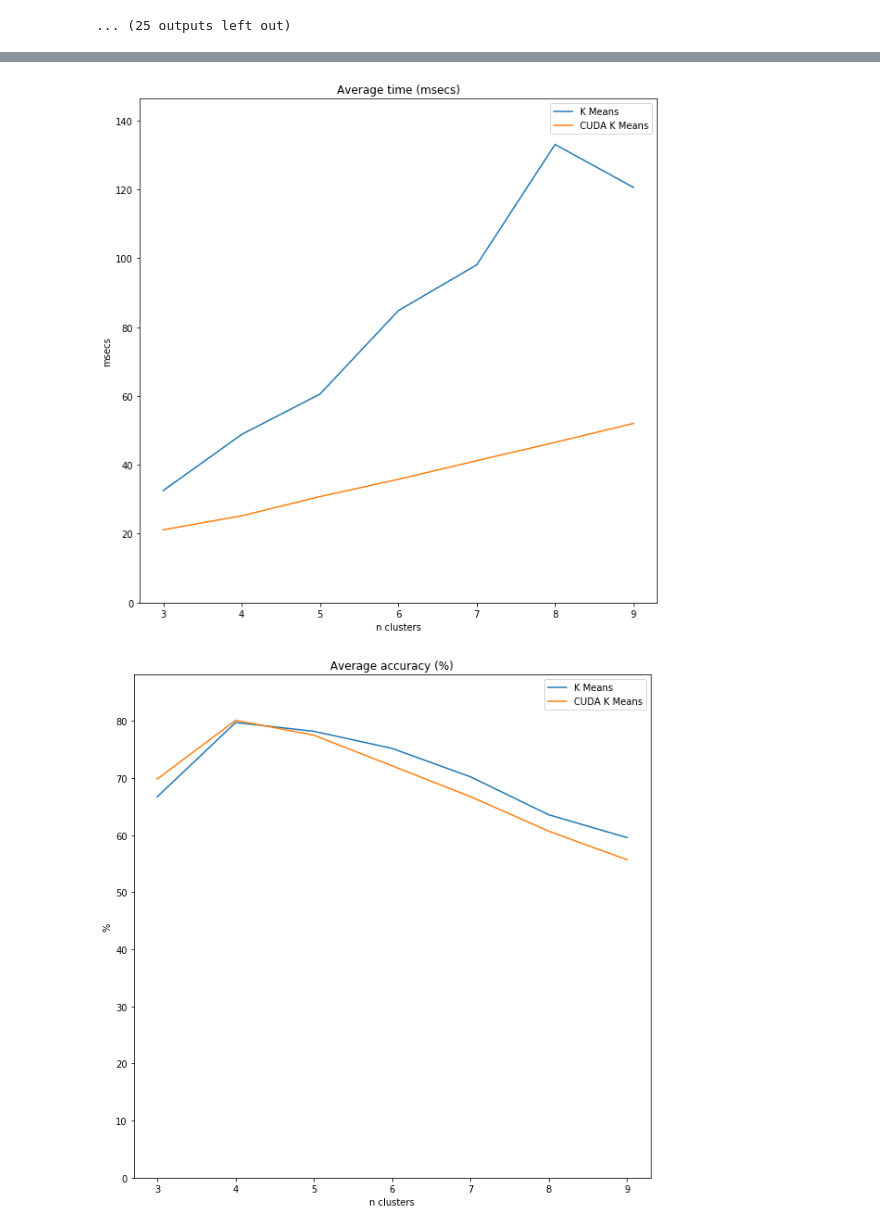
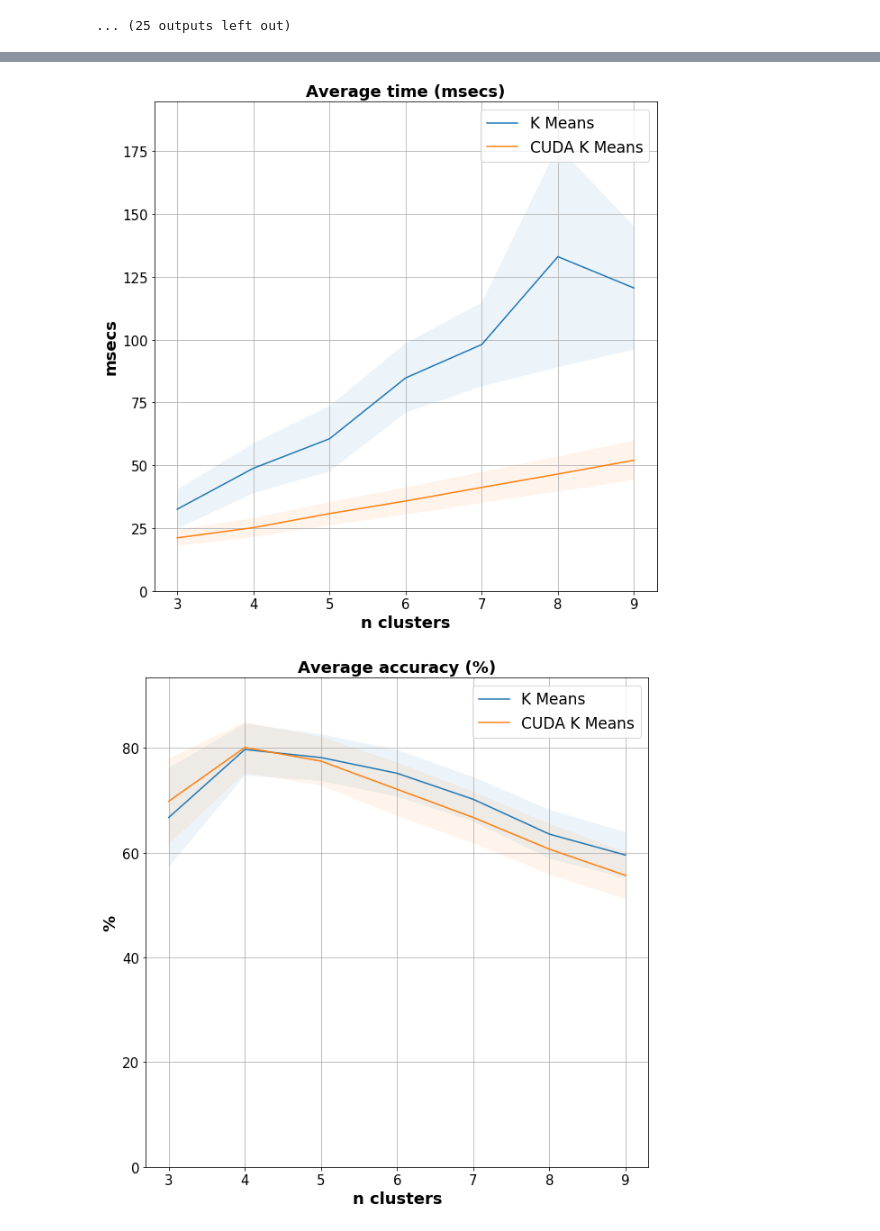
Before and after one commit to rbaygildin/brain-tumor-segmentation, a Jupyter notebook: Benchmark.ipynb, the cells around one changed output, grey strips where cells are left out. Cells and saved outputs as stored; diff of their text form; code cells hidden in the pictures.

```diff
--- a/Benchmark.ipynb
+++ b/Benchmark.ipynb
@@ -632,6 +632,9 @@ N CLUSTERS =  5
 # %%
 from pylab import rcParams
 rcParams['figure.figsize'] = 10, 10
+rcParams['legend.fontsize'] = 15
+rcParams['xtick.labelsize'] = 15
+rcParams['ytick.labelsize'] = 15
 
 res_time = np.asarray(t_avg_time)
 res_acc = np.asarray(t_avg_accuracy)
@@ -642,10 +645,10 @@ avg_time_per_n_clusters = np.asarray(avg_time_per_n_clusters)
 avg_acc_per_n_clusters = np.asarray(avg_acc_per_n_clusters)
 
 X = np.arange(N_CLUSTERS_RANGE[0], N_CLUSTERS_RANGE[1])
-plt.title('Average time (msecs)')
+plt.title('Average time (msecs)', fontsize=18, fontweight='bold')
 plt.xticks(X)
-plt.xlabel('n clusters')
-plt.ylabel('msecs')
+plt.xlabel('n clusters', fontweight="bold", fontsize=16)
+plt.ylabel('msecs', fontweight="bold", fontsize=16)
 plt.ylim(0, np.max(res_time) * 1.1)
 # plt.yscale('log', basey=10)
 for i, alg in zip(range(len(ALGS.keys())), ALGS.keys()):
@@ -654,13 +657,14 @@ for i, alg in zip(range(len(ALGS.keys())), ALGS.keys()):
 #     plt.fill_between(X, conf95_time_res[:,i,0], conf95_time_res[:,i,1], alpha=0.15)
     # plt.axis('equal')
 plt.legend()
+plt.grid()
 plt.show()
 
 
-plt.title('Average accuracy (%)')
+plt.title('Average accuracy (%)', fontsize=18, fontweight='bold')
 plt.xticks(X)
-plt.xlabel('n clusters')
-plt.ylabel('%')
+plt.xlabel('n clusters', fontweight="bold", fontsize=16)
+plt.ylabel('%', fontweight="bold", fontsize=16)
 plt.ylim(0, np.max(res_acc) * 1.1)
 # plt.yscale('log', basey=10)
 for i, alg in zip(range(len(ALGS.keys())), ALGS.keys()):
@@ -669,6 +673,7 @@ for i, alg in zip(range(len(ALGS.keys())), ALGS.keys()):
 #     plt.fill_between(X, conf95_acc_res[:,i,0], conf95_acc_res[:,i,1], alpha=0.15)
     # plt.axis('equal')
 plt.legend()
+plt.grid()
 plt.show()
 
 import matplotlib
@@ -740,7 +745,12 @@ for i, alg in zip(range(len(ALGS.keys())), ALGS.keys()):
  [51.16983928 60.1709958 ]]
 # %%
 from pylab import rcParams
+# rcParams['title.fontsize'] = 18
+# rcParams['title.fontname'] = "Times New Roman Bold"
 rcParams['figure.figsize'] = 10, 10
+rcParams['legend.fontsize'] = 17
+rcParams['xtick.labelsize'] = 15
+rcParams['ytick.labelsize'] = 15
 
 res_time = np.asarray(t_avg_time)
 res_acc = np.asarray(t_avg_accuracy)
@@ -751,35 +761,37 @@ avg_time_per_n_clusters = np.asarray(avg_time_per_n_clusters)
 avg_acc_per_n_clusters = np.asarray(avg_acc_per_n_clusters)
 
 X = np.arange(N_CLUSTERS_RANGE[0], N_CLUSTERS_RANGE[1])
-plt.title('Average time (msecs)')
+plt.title('Average time (msecs)', fontsize=18, fontweight="bold")
 plt.xticks(X)
-plt.xlabel('n clusters')
-plt.ylabel('msecs')
-plt.ylim(0, np.max(res_time[:, [0, 4]]) * 1.1)
+plt.xlabel('n clusters', fontsize=18, fontweight="bold")
+plt.ylabel('msecs', fontsize=18, fontweight="bold")
+plt.ylim(0, np.max(conf95_time_res[:, [0, 4], 1]) * 1.1)
 # plt.yscale('log', basey=10)
 for i, alg in zip(range(len(ALGS.keys())), ALGS.keys()):
     # ax.set_xticklabels(['K=%d' % k for k in range(3, 6)])
     if i == 0 or i == 4:
         plt.plot(X, res_time[:,i], label=alg)
-#     plt.fill_between(X, conf95_time_res[:,i,0], conf95_time_res[:,i,1], alpha=0.15)
+        plt.fill_between(X, conf95_time_res[:,i,0], conf95_time_res[:,i,1], alpha=0.08)
     # plt.axis('equal')
 plt.legend()
+plt.grid()
 plt.show()
 
 
-plt.title('Average accuracy (%)')
+plt.title('Average accuracy (%)', fontsize=18, fontname="Times New Roman Bold", fontweight="bold")
 plt.xticks(X)
-plt.xlabel('n clusters')
-plt.ylabel('%')
-plt.ylim(0, np.max(res_acc[:,[0, 4]]) * 1.1)
+plt.xlabel('n clusters', fontsize=18, fontweight="bold")
+plt.ylabel('%', fontsize=18, fontweight="bold")
+plt.ylim(0, np.max(conf95_acc_res[:, [0, 4], 1]) * 1.1)
 # plt.yscale('log', basey=10)
 for i, alg in zip(range(len(ALGS.keys())), ALGS.keys()):
     if i == 0 or i == 4:
     # ax.set_xticklabels(['K=%d' % k for k in range(3, 6)])
         plt.plot(X, res_acc[:,i], label=alg)
-#     plt.fill_between(X, conf95_acc_res[:,i,0], conf95_acc_res[:,i,1], alpha=0.15)
+        plt.fill_between(X, conf95_acc_res[:,i,0], conf95_acc_res[:,i,1], alpha=0.08)
     # plt.axis('equal')
 plt.legend()
+plt.grid()
 plt.show()
 
 import matplotlib
@@ -795,32 +807,32 @@ for i, alg in zip(range(len(ALGS.keys())), ALGS.keys()):
         bp = ax.boxplot(avg_time_per_n_clusters[:,i,:].T)
         ax.set_xticklabels(list(range(N_CLUSTERS_RANGE[0], N_CLUSTERS_RANGE[1])))
         plt.show()
 
         fig = plt.figure(1, figsize=(9, 9))
         ax = fig.add_subplot(111)
 
         ax.set_title('%s - Accuracy (%%)' % alg)
         bp = ax.boxplot(avg_acc_per_n_clusters[:,i,:].T)
         ax.set_xticklabels(list(range(N_CLUSTERS_RANGE[0], N_CLUSTERS_RANGE[1])))
         plt.show()
 
 for i, alg in zip(range(len(ALGS.keys())), ALGS.keys()):
     if i == 0 or i == 4:
         print("\n")
         print("===========================")
         print('----->', alg, '<-----')
         print("\n")
         print('[Average time]')
         print(res_time[:,i])
         print("\n")
         print('[Average accuracy]')
         print(res_acc[:,i])
         print("\n")
         print('[Conf 95% time]')
         print(conf95_time_res[:,i,:])
         print("\n")
         print('[Conf 95% accuracy]')
         print(conf95_acc_res[:,i,:])
 # %% [output]
-[figure, old version]
+[figure, new version]
-[figure, old version]
+[figure, new version]
```
Also changed, not shown: parts of 4 cells of this notebook, 8 other files.
